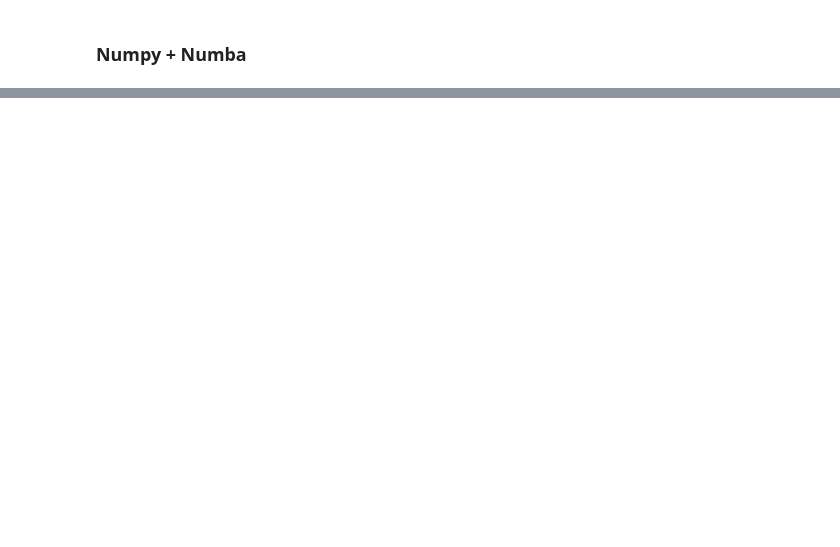
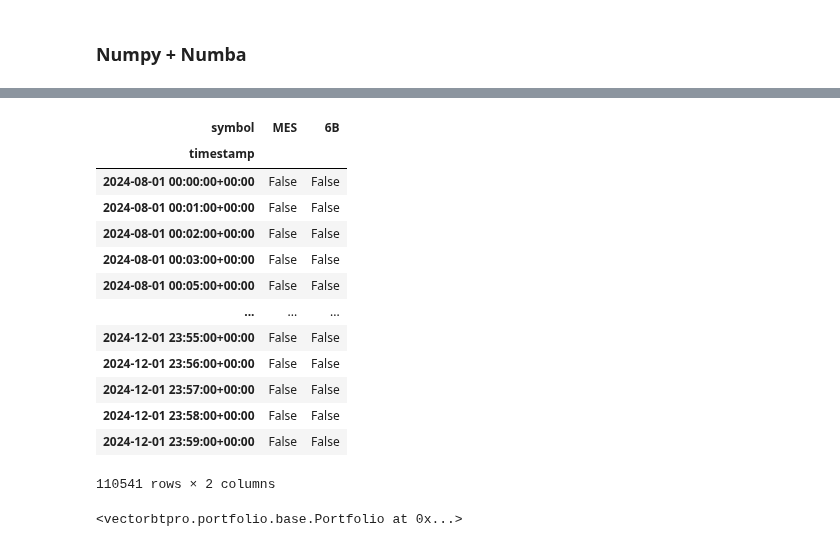
Before and after one commit to skalaydzhiyski/phitech-research, a Jupyter notebook: notebooks/vbtpro-superfast-supertrend.ipynb, the cells around one changed output, grey strips where cells are left out. Cells and saved outputs as stored; diff of their text form; code cells hidden in the pictures; blank space fills up the shorter version.

```diff
--- a/notebooks/vbtpro-superfast-supertrend.ipynb
+++ b/notebooks/vbtpro-superfast-supertrend.ipynb
@@ -110,17 +112,17 @@ def get_mid_price(high, low):
 
 def get_atr(high, low, close, period):
     tr0 = abs(high - low)
-    tr1 = abs(high - close.shift())
-    tr2 = abs(low - close.shift())
+    tr1 = abs(high - close.shift(1))
+    tr2 = abs(low - close.shift(1))
     tr = pd.concat((tr0, tr1, tr2), axis=1).max(axis=1)
     atr = tr.ewm(alpha=1 / period, adjust=False, min_periods=period).mean()
     return atr
 
 
-def get_basic_bands(med_price, atr, multiplier):
+def get_basic_bands(midprice, atr, multiplier):
     matr = multiplier * atr
-    upper = med_price + matr
-    lower = med_price - matr
+    upper = midprice + matr
+    lower = midprice - matr
     return upper, lower
 
 
@@ -169,7 +171,7 @@ superl.vbt.plot(fig=fig)
 ### Numpy + Numba
 # %%
 def get_atr_np(high, low, close, period):
-    shifted_close = vbt.nb.fshift_1d_nb(close)
+    shifted_close = vbt.nb.fshift_1d_nb(close, 1)
     tr0 = np.abs(high - low)
     tr1 = np.abs(high - shifted_close)
     tr2 = np.abs(low - shifted_close)
@@ -188,7 +190,7 @@ def get_final_bands_nb(close, upper, lower):
     for i in range(1, close.shape[0]):
         if close[i] > upper[i - 1]:
             direction[i] = 1
-        elif direction[i] < lower[i - 1]:
+        elif close[i] < lower[i - 1]:
             direction[i] = -1
         else:
             direction[i] = direction[i - 1]
@@ -205,7 +207,7 @@ def get_final_bands_nb(close, upper, lower):
     return trend, direction, long, short
 
 
-def faster_supertrend(high, low, close, period=7, multiplier=3):
+def faster_supertrend_nb(high, low, close, period=7, multiplier=3):
     midprice = get_mid_price(high, low)
     atr = get_atr_np(high, low, close, period)
     upper, lower = get_basic_bands(midprice, atr, multiplier)
@@ -231,0 +233,14 @@ faster_supertrend_talib(high[ticker].values, low[ticker].values, close[ticker].v
+# %%
+SuperTrend = vbt.IndicatorFactory(
+    class_name="SuperTrend",
+    short_name="st",
+    input_names=["high", "low", "close"],
+    param_names=["period", "multiplier"],
+    output_names=["supert", "superd", "superl", "supers"],
+).with_apply_func(
+    faster_supertrend_talib,
+    takes_1d=True,
+    period=7,
+    multiplier=3,
+)
+SuperTrend
@@ -231,0 +249,4 @@ faster_supertrend_talib(high[ticker].values, low[ticker].values, close[ticker].v
+# %%
+# %%timeit
+st = SuperTrend.run(high, low, close)
+st
@@ -231,0 +277,24 @@ faster_supertrend_talib(high[ticker].values, low[ticker].values, close[ticker].v
+# %%
+entries = (~st.superl.isnull()).vbt.signals.get()
+exits = (~st.supers.isnull()).vbt.signals.get()
+entries
+# %% [output]
+| symbol | MES | 6B |
+| timestamp |  |  |
+| 2024-08-01 00:00:00+00:00 | False | False |
+| 2024-08-01 00:01:00+00:00 | False | False |
+| 2024-08-01 00:02:00+00:00 | False | False |
+| 2024-08-01 00:03:00+00:00 | False | False |
+| 2024-08-01 00:05:00+00:00 | False | False |
+| ... | ... | ... |
+| 2024-12-01 23:55:00+00:00 | False | False |
+| 2024-12-01 23:56:00+00:00 | False | False |
+| 2024-12-01 23:57:00+00:00 | False | False |
+| 2024-12-01 23:58:00+00:00 | False | False |
+| 2024-12-01 23:59:00+00:00 | False | False |
+110541 rows × 2 columns
+# %%
+pf = vbt.Portfolio.from_signals(close, entries, exits)
+pf
+# %% [output]
+<vectorbtpro.portfolio.base.Portfolio at 0x...>
```
Also changed, not shown: parts of 13 cells of this notebook.
